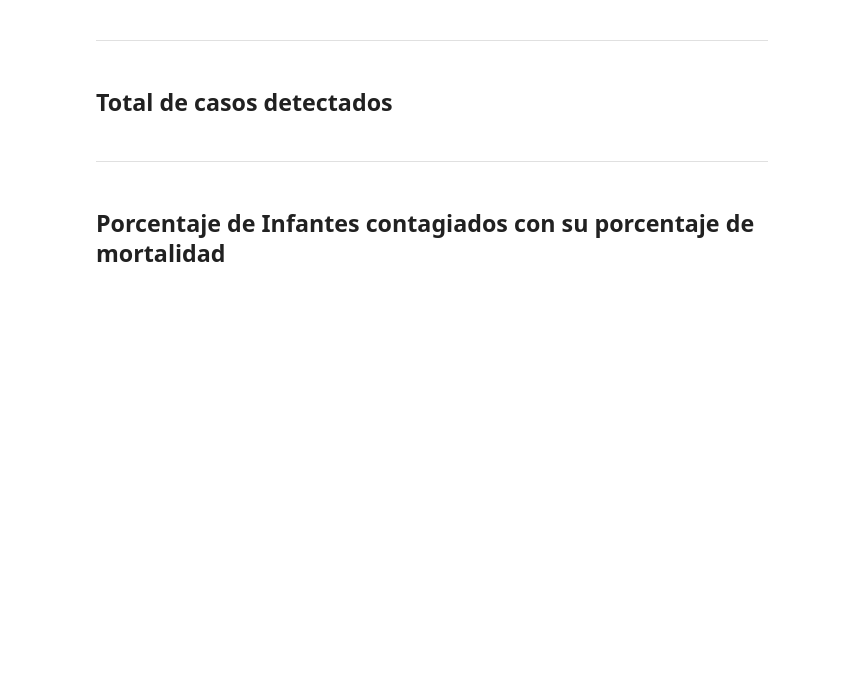
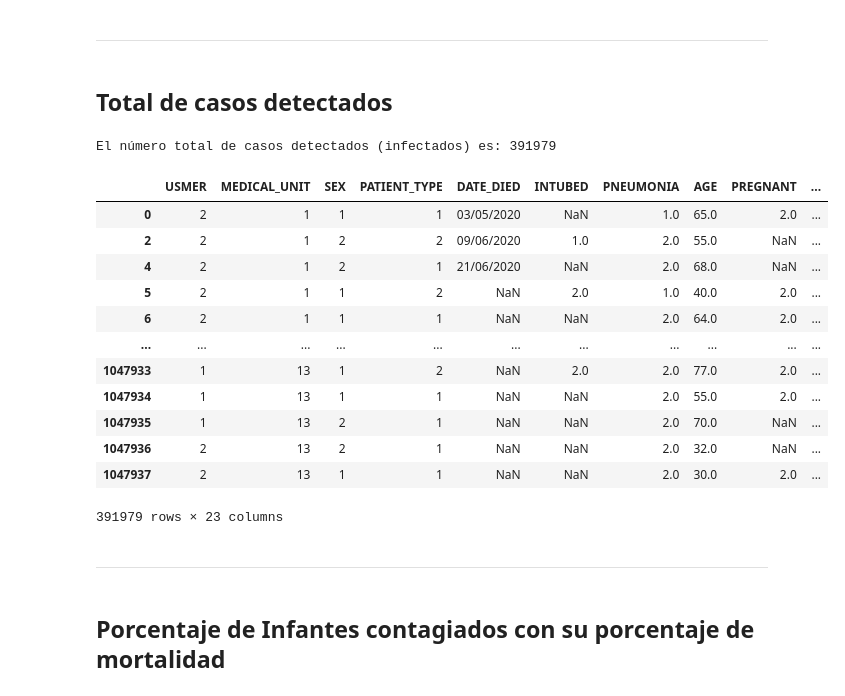
Before and after one commit to SamuelG0319/Final_Project_DS, a Jupyter notebook: cleanning-data.ipynb, the cells around one changed output. Saved outputs shown, nothing was run; the diff lists cells and outputs as text; code cells hidden in the pictures; blank space fills up the shorter version.

Commit message:
Must have
Total cases detected

```diff
--- a/cleanning-data.ipynb
+++ b/cleanning-data.ipynb
@@ -303,6 +303,29 @@ plt.show()
 ---
 # %% [markdown]
 ## Total de casos detectados
+# %%
+#show the number of patients detected (infected)
+df_detectados = df_null[(df_null['CLASIFFICATION_FINAL'] <= 3)]
+
+total_casos_detectados = len(df_detectados)
+
+print(f"El número total de casos detectados (infectados) es: {total_casos_detectados}")
+df_detectados
+# %% [output]
+El número total de casos detectados (infectados) es: 391979
+|  | USMER | MEDICAL_UNIT | SEX | PATIENT_TYPE | DATE_DIED | INTUBED | PNEUMONIA | AGE | PREGNANT | ... |
+| 0 | 2 | 1 | 1 | 1 | 03/05/2020 | NaN | 1.0 | 65.0 | 2.0 | ... |
+| 2 | 2 | 1 | 2 | 2 | 09/06/2020 | 1.0 | 2.0 | 55.0 | NaN | ... |
+| 4 | 2 | 1 | 2 | 1 | 21/06/2020 | NaN | 2.0 | 68.0 | NaN | ... |
+| 5 | 2 | 1 | 1 | 2 | NaN | 2.0 | 1.0 | 40.0 | 2.0 | ... |
+| 6 | 2 | 1 | 1 | 1 | NaN | NaN | 2.0 | 64.0 | 2.0 | ... |
+| ... | ... | ... | ... | ... | ... | ... | ... | ... | ... | ... |
+| 1047933 | 1 | 13 | 1 | 2 | NaN | 2.0 | 2.0 | 77.0 | 2.0 | ... |
+| 1047934 | 1 | 13 | 1 | 1 | NaN | NaN | 2.0 | 55.0 | 2.0 | ... |
+| 1047935 | 1 | 13 | 2 | 1 | NaN | NaN | 2.0 | 70.0 | NaN | ... |
+| 1047936 | 2 | 13 | 2 | 1 | NaN | NaN | 2.0 | 32.0 | NaN | ... |
+| 1047937 | 2 | 13 | 1 | 1 | NaN | NaN | 2.0 | 30.0 | 2.0 | ... |
+391979 rows × 23 columns
 # %% [markdown]
 ---
 # %% [markdown]
```
